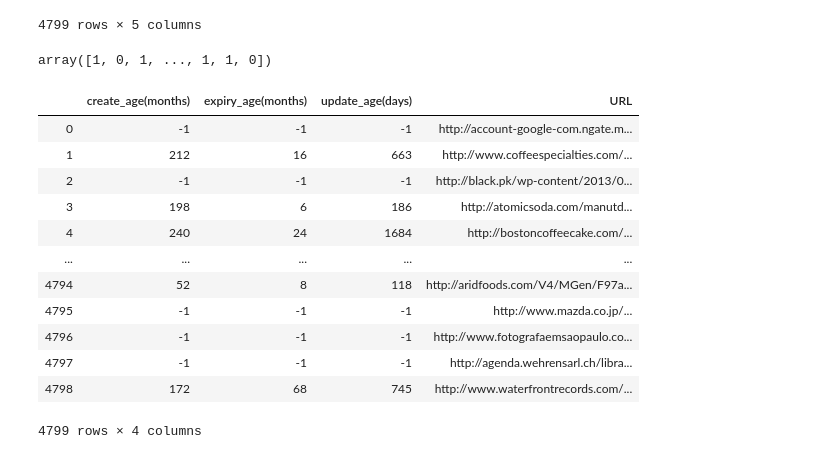
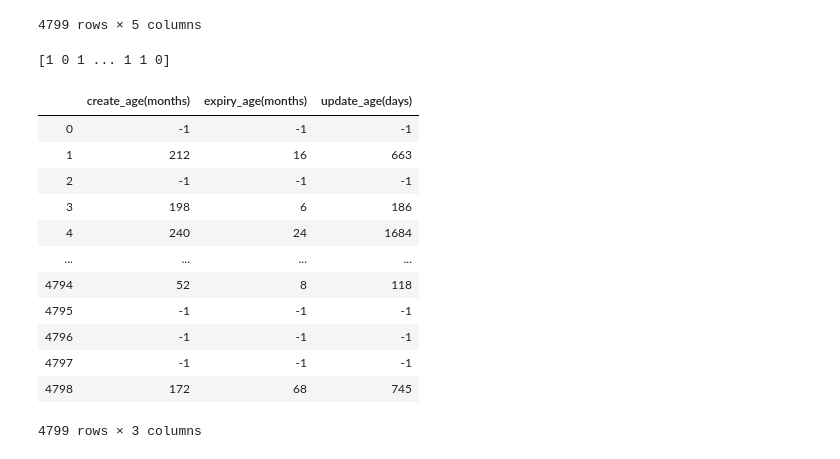
Before and after one commit to shawnrosofsky/MITREHackathonChallengeGroup, a Jupyter notebook: AMAYA_Group2_Summer_of_AI_Cyber_Challenge.ipynb, the cells around one changed output. Drawn from its saved outputs; the diff is of its cells as text; code cells hidden in the pictures.

```diff
--- a/AMAYA_Group2_Summer_of_AI_Cyber_Challenge.ipynb
+++ b/AMAYA_Group2_Summer_of_AI_Cyber_Challenge.ipynb
@@ -113,27 +236,23 @@ def standardize_features(X, means, stdevs):
-# %%
-labels = get_labels(df)
-labels
-# %% [output]
-array([1, 0, 1, ..., 1, 1, 0])
 # %%
-# Pre-process the data
+# Pre-process the data - drop the labels column and keep it separate
+df_features = df.copy(deep=True)
+df_features = df_features.drop(columns = ['Label', 'URL'])
+labels = get_labels(df)
 
-df_features = df.copy(deep=True)
-df_features = df_features.drop(columns = ['Label'])
+print(labels)
 df_features
-
-df_features['Length'] =
 # %% [output]
+[1 0 1 ... 1 1 0]
-|  | create_age(months) | expiry_age(months) | update_age(days) | URL |
-| 0 | -1 | -1 | -1 | http://account-google-com.ngate.m... |
-| 1 | 212 | 16 | 663 | http://www.coffeespecialties.com/... |
-| 2 | -1 | -1 | -1 | http://black.pk/wp-content/2013/0... |
-| 3 | 198 | 6 | 186 | http://atomicsoda.com/manutd... |
-| 4 | 240 | 24 | 1684 | http://bostoncoffeecake.com/... |
-| ... | ... | ... | ... | ... |
-| 4794 | 52 | 8 | 118 | http://aridfoods.com/V4/MGen/F97a... |
-| 4795 | -1 | -1 | -1 | http://www.mazda.co.jp/... |
-| 4796 | -1 | -1 | -1 | http://www.fotografaemsaopaulo.co... |
-| 4797 | -1 | -1 | -1 | http://agenda.wehrensarl.ch/libra... |
-| 4798 | 172 | 68 | 745 | http://www.waterfrontrecords.com/... |
+|  | create_age(months) | expiry_age(months) | update_age(days) |
+| 0 | -1 | -1 | -1 |
+| 1 | 212 | 16 | 663 |
+| 2 | -1 | -1 | -1 |
+| 3 | 198 | 6 | 186 |
+| 4 | 240 | 24 | 1684 |
+| ... | ... | ... | ... |
+| 4794 | 52 | 8 | 118 |
+| 4795 | -1 | -1 | -1 |
+| 4796 | -1 | -1 | -1 |
+| 4797 | -1 | -1 | -1 |
+| 4798 | 172 | 68 | 745 |
-4799 rows × 4 columns
+4799 rows × 3 columns
```
Also changed, not shown: parts of 7 cells of this notebook.
